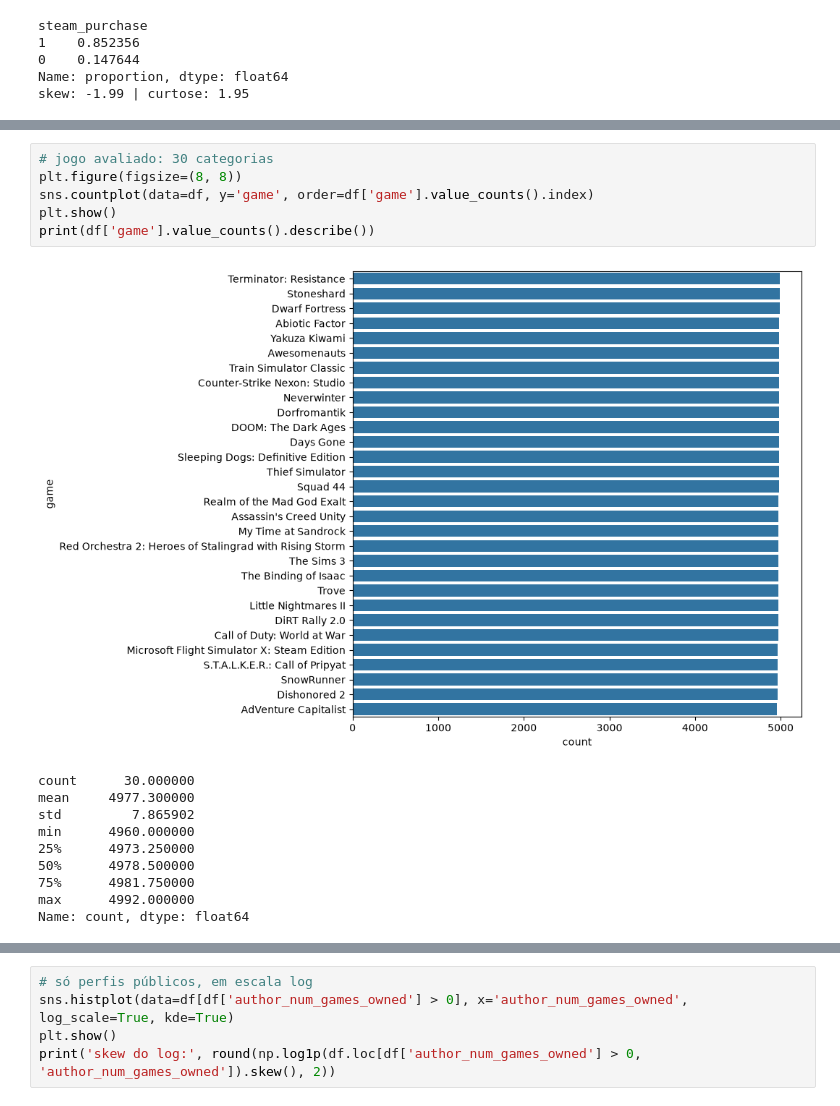
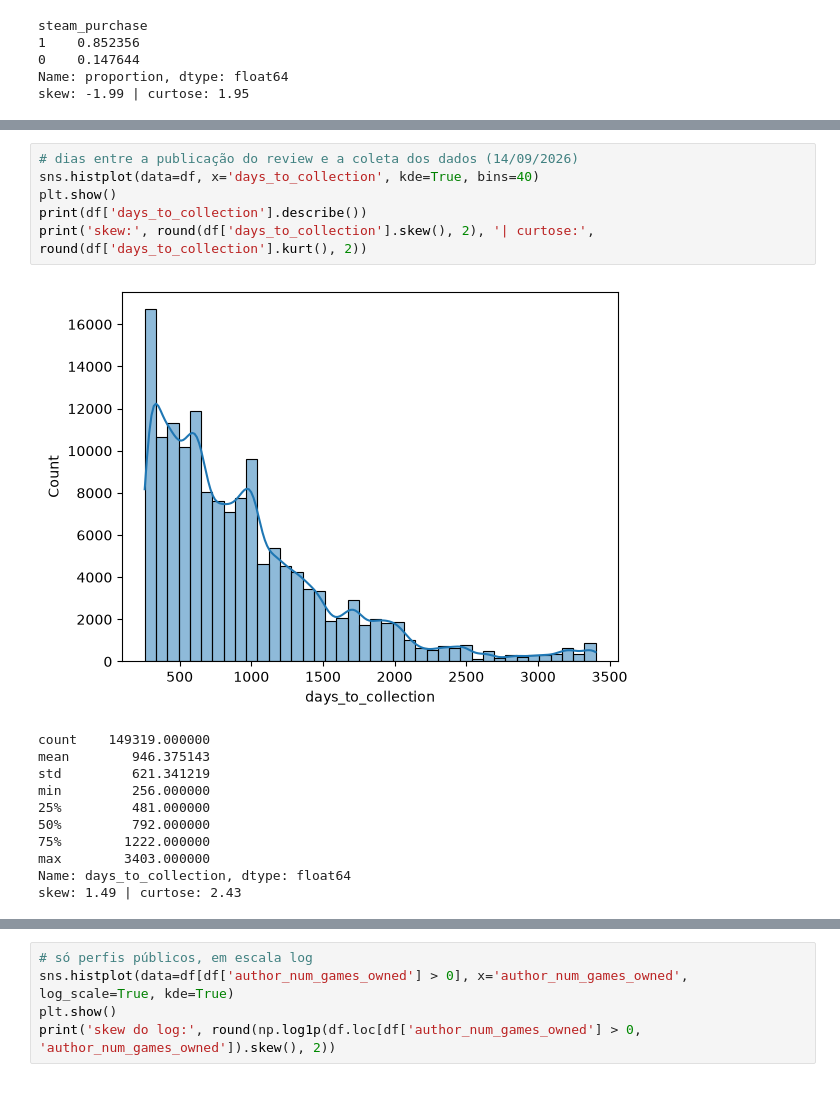
Before and after one commit to larissa04alves/steam-review-retention, a Jupyter notebook: tde-data-science-parte01.ipynb, the cells around one changed output, grey strips where cells are left out. Cells and saved outputs as stored; diff of their text form.

```diff
--- a/tde-data-science-parte01.ipynb
+++ b/tde-data-science-parte01.ipynb
@@ -412,21 +412,22 @@ written_during_early_access
 1    0.033418
 Name: proportion, dtype: float64
 skew: 5.19 | curtose: 24.96
-# %%
-# jogo avaliado: 30 categorias
-plt.figure(figsize=(8, 8))
-sns.countplot(data=df, y='game', order=df['game'].value_counts().index)
-plt.show()
-print(df['game'].value_counts().describe())
-# %% [output]
-[figure, removed]
-count      30.000000
-mean     4977.300000
-std         7.865902
-min      4960.000000
-25%      4973.250000
-50%      4978.500000
-75%      4981.750000
-max      4992.000000
-Name: count, dtype: float64
+# %%
+# dias entre a publicação do review e a coleta dos dados (14/09/2026)
+sns.histplot(data=df, x='days_to_collection', kde=True, bins=40)
+plt.show()
+print(df['days_to_collection'].describe())
+print('skew:', round(df['days_to_collection'].skew(), 2), '| curtose:', round(df['days_to_collection'].kurt(), 2))
+# %% [output]
+[figure, added]
+count    149319.000000
+mean        946.375143
+std         621.341219
+min         256.000000
+25%         481.000000
+50%         792.000000
+75%        1222.000000
+max        3403.000000
+Name: days_to_collection, dtype: float64
+skew: 1.49 | curtose: 2.43
 # %%
```
Also changed, not shown: parts of 6 cells of this notebook.
